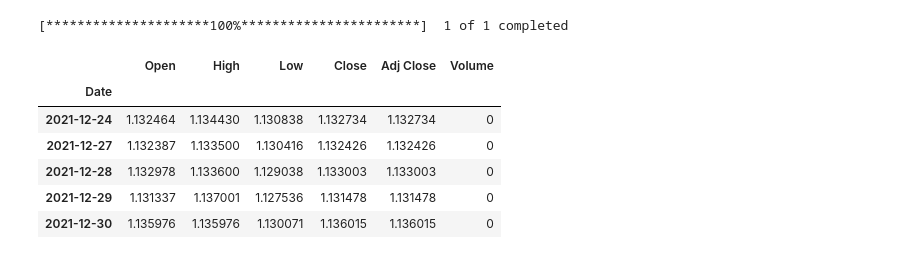
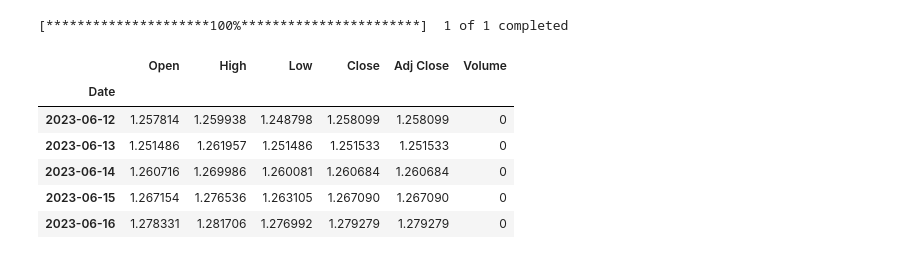
Before and after one commit to badim04/BTC-Price-movement-predict-using-data-analytics-and-ML, a Jupyter notebook: Forex Crypto Price movement predict-Copy1.ipynb, the cells around one changed output. Drawn from its saved outputs; the diff is of its cells as text; code cells hidden in the pictures.

```diff
--- a/Forex Crypto Price movement predict-Copy1.ipynb
+++ b/Forex Crypto Price movement predict-Copy1.ipynb
@@ -44,20 +20,20 @@ plt.style.use('seaborn-darkgrid')
 # %%
 #Daily Forex Price Data
 
 # Set the ticker as 'EURUSD=X'
-forex_data = yf.download('EURUSD=X', start='2019-01-02', end='2021-12-31')
+forex_data = yf.download('GBPUSD=X', start='2017-01-01', end='2023-06-15')
 
 # Set the index to a datetime object
 forex_data.index = pd.to_datetime(forex_data.index)
 
 # Display the last five rows
 forex_data.tail()
 # %% [output]
 [*********************100%***********************]  1 of 1 completed
 |  | Open | High | Low | Close | Adj Close | Volume |
 | Date |  |  |  |  |  |  |
-| 2021-12-24 | 1.132464 | 1.134430 | 1.130838 | 1.132734 | 1.132734 | 0 |
-| 2021-12-27 | 1.132387 | 1.133500 | 1.130416 | 1.132426 | 1.132426 | 0 |
-| 2021-12-28 | 1.132978 | 1.133600 | 1.129038 | 1.133003 | 1.133003 | 0 |
-| 2021-12-29 | 1.131337 | 1.137001 | 1.127536 | 1.131478 | 1.131478 | 0 |
-| 2021-12-30 | 1.135976 | 1.135976 | 1.130071 | 1.136015 | 1.136015 | 0 |
+| 2023-06-12 | 1.257814 | 1.259938 | 1.248798 | 1.258099 | 1.258099 | 0 |
+| 2023-06-13 | 1.251486 | 1.261957 | 1.251486 | 1.251533 | 1.251533 | 0 |
+| 2023-06-14 | 1.260716 | 1.269986 | 1.260081 | 1.260684 | 1.260684 | 0 |
+| 2023-06-15 | 1.267154 | 1.276536 | 1.263105 | 1.267090 | 1.267090 | 0 |
+| 2023-06-16 | 1.278331 | 1.281706 | 1.276992 | 1.279279 | 1.279279 | 0 |
```
Also changed, not shown: parts of 5 cells of this notebook, 2 other files.
